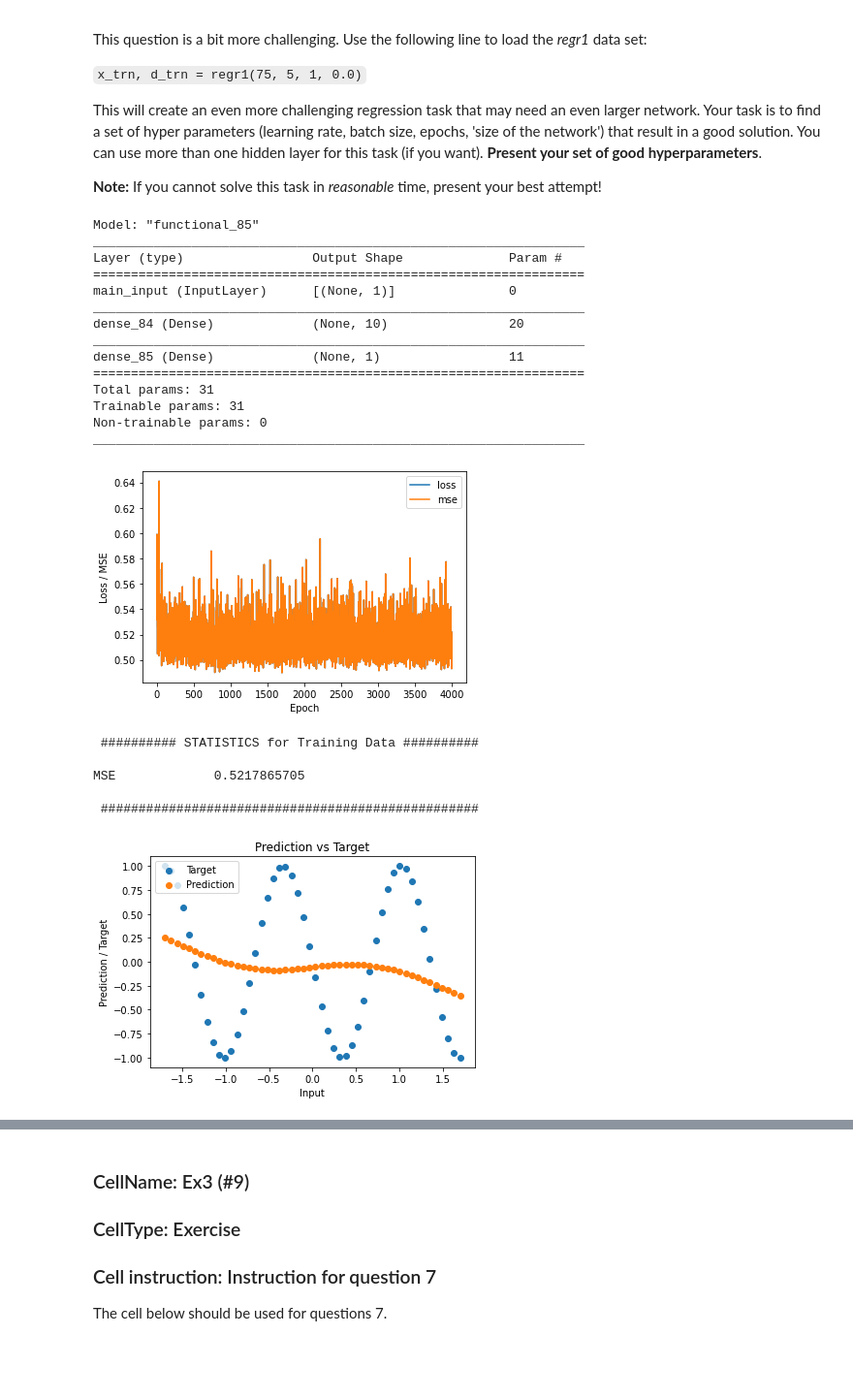
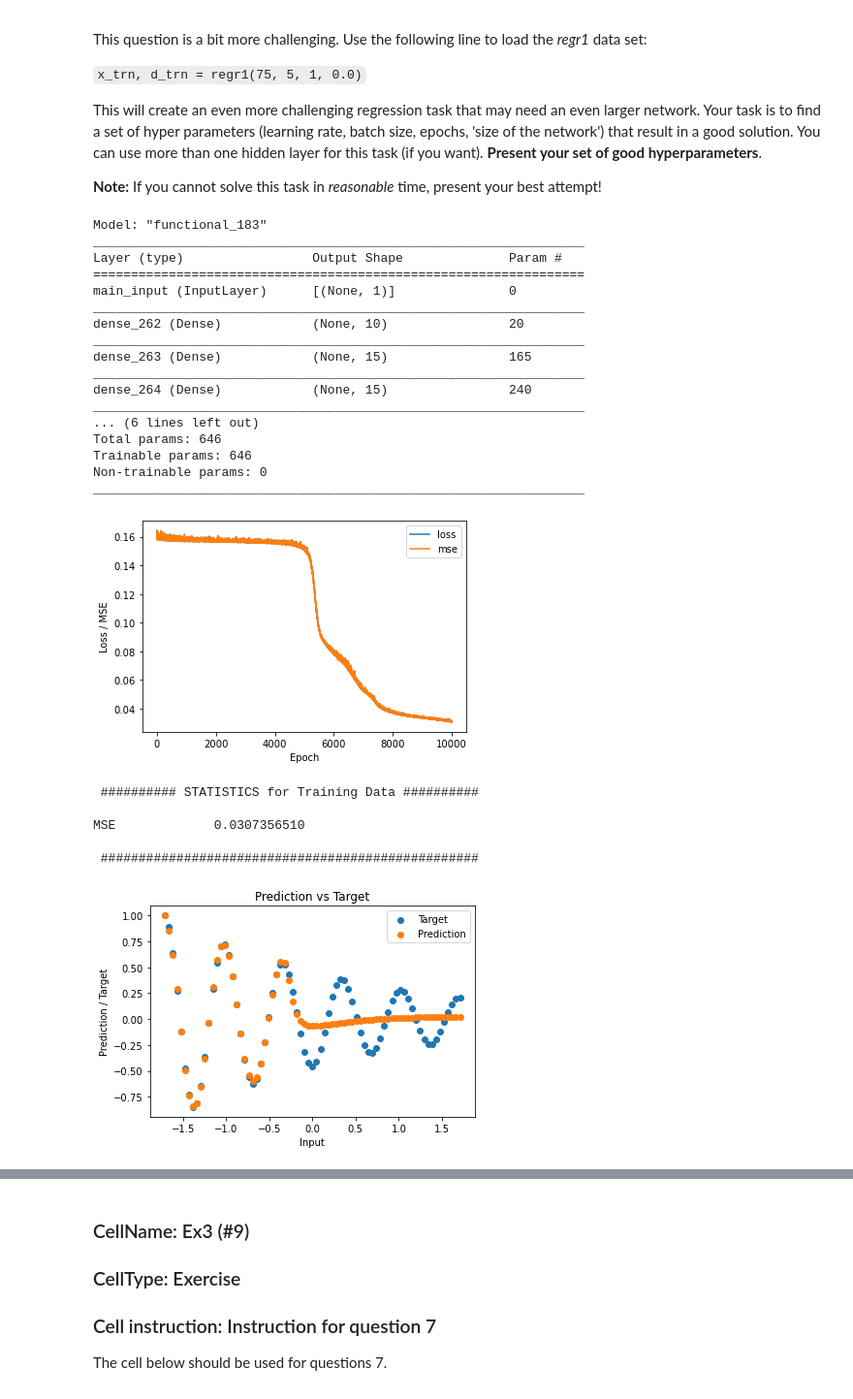
Before and after one commit to filipkalkan/EXTQ40, a Jupyter notebook: lab_1/lab1.ipynb, the cells around one changed output, grey strips where cells are left out. Shown at 97% size. Saved outputs shown, nothing was run; the diff lists cells and outputs as text; code cells hidden in the pictures; blank space fills up the shorter version.

```diff
--- a/lab_1/lab1.ipynb
+++ b/lab_1/lab1.ipynb
@@ -482,8 +482,8 @@ seed = 0
 np.random.seed(seed) if seed else None
 
 # Generate training data
-x_trn, d_trn = regr1(50, 2.5, 0, 0.0)
-#x_trn, d_trn = regr1(75, 5, 1, 0.0)
+# x_trn, d_trn = regr1(50, 2.5, 0, 0.0)
+x_trn, d_trn = regr1(75, 5, 1, 0.0)
 
 # Standardization of inputs
 mu, std = standard(x_trn)
@@ -491,12 +491,12 @@ x_trn = (x_trn - mu)/std
 
 # Define the network, cost function and minimization method
 INPUT2 = {'inp_dim': 1,
-         'n_nod': [10],                   # number of nodes in hidden layer
+         'n_nod': [10, 15, 15, 10, 5],                   # number of nodes in hidden layer
          'act_fun': 'tanh',              # activation functions for the hidden layer
          'out_act_fun': 'linear',        # output activation function
          'opt_method': 'SGD',            # minimization method
          'cost_fun': 'mse',              # error function
-         'lr_rate': 0.1                 # learningrate
+         'lr_rate': 0.01                 # learningrate
         }
 
 # Get the model
@@ -507,7 +507,7 @@ model_ex2.summary()
 
 # Train the model
 estimator_ex2 = model_ex2.fit(x_trn, d_trn,
-                              epochs = 4000,
+                              epochs = 10000,
                               batch_size=10,
                               verbose = 0)
 
@@ -517,43 +517,46 @@ plt.figure()
 plt.ylabel('Loss / MSE')
 plt.xlabel('Epoch')
 for k in estimator_ex2.history.keys():
     plt.plot(estimator_ex2.history[k], label = k)
 plt.legend(loc='best')
 plt.show()
 
 # Call the stat_reg to get MSE and correlation coefficiant for the scatter plot
 pred_trn = model_ex2.predict(x_trn).reshape(d_trn.shape)
 stats_reg(d_trn, pred_trn, 'Training', estimator_ex2)
 
 # Plot the result
 d_pred = model_ex2.predict(x_trn)
 plt.figure()
 plt.ylabel('Prediction / Target')
 plt.xlabel('Input')
 plt.scatter(x_trn, d_trn, label='Target')
 plt.scatter(x_trn, d_pred, label='Prediction')
 plt.title('Prediction vs Target')
 plt.legend(loc='best')
 plt.show()
 # %% [output]
-Model: "functional_85"
+Model: "functional_183"
 _________________________________________________________________
 Layer (type)                 Output Shape              Param #
 =================================================================
 main_input (InputLayer)      [(None, 1)]               0
 _________________________________________________________________
-dense_84 (Dense)             (None, 10)                20
+dense_262 (Dense)            (None, 10)                20
 _________________________________________________________________
-dense_85 (Dense)             (None, 1)                 11
-=================================================================
-Total params: 31
-Trainable params: 31
+dense_263 (Dense)            (None, 15)                165
+_________________________________________________________________
+dense_264 (Dense)            (None, 15)                240
+_________________________________________________________________
+... (6 lines left out)
+Total params: 646
+Trainable params: 646
 Non-trainable params: 0
 _________________________________________________________________
-[figure, old version]
+[figure, new version]
  ########## STATISTICS for Training Data ##########
 
-MSE             0.5217865705
+MSE             0.0307356510
 
  ##################################################
-[figure, old version]
+[figure, new version]
```
Also changed, not shown: parts of 3 cells of this notebook.
